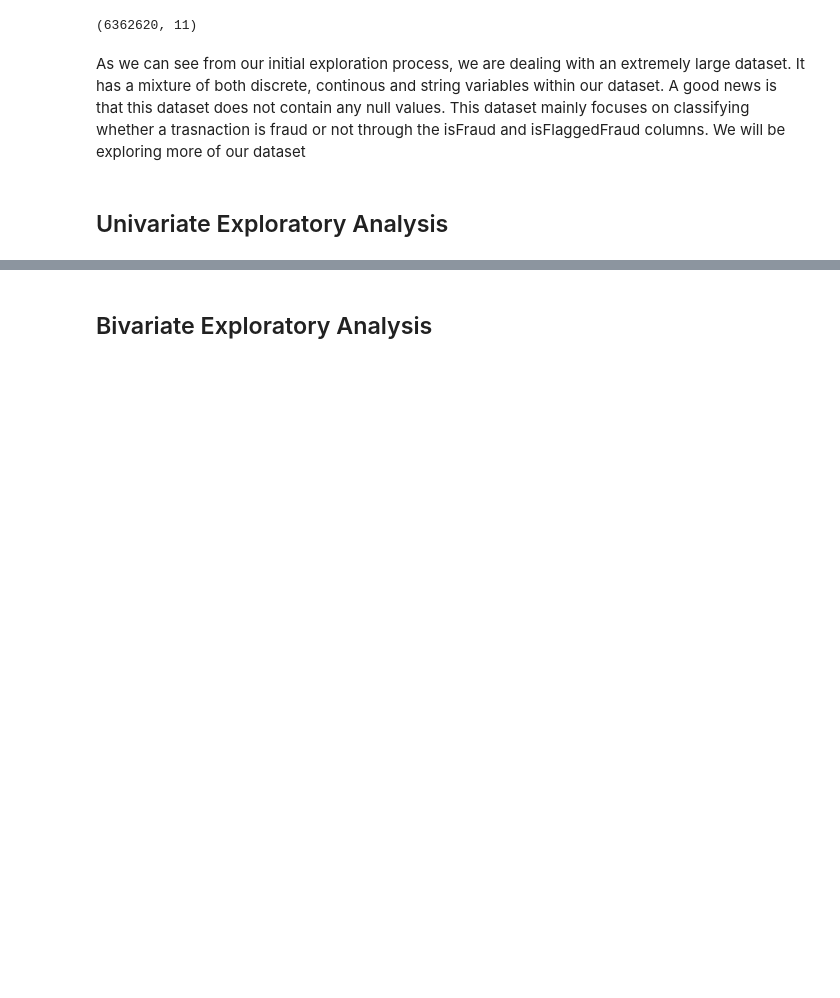
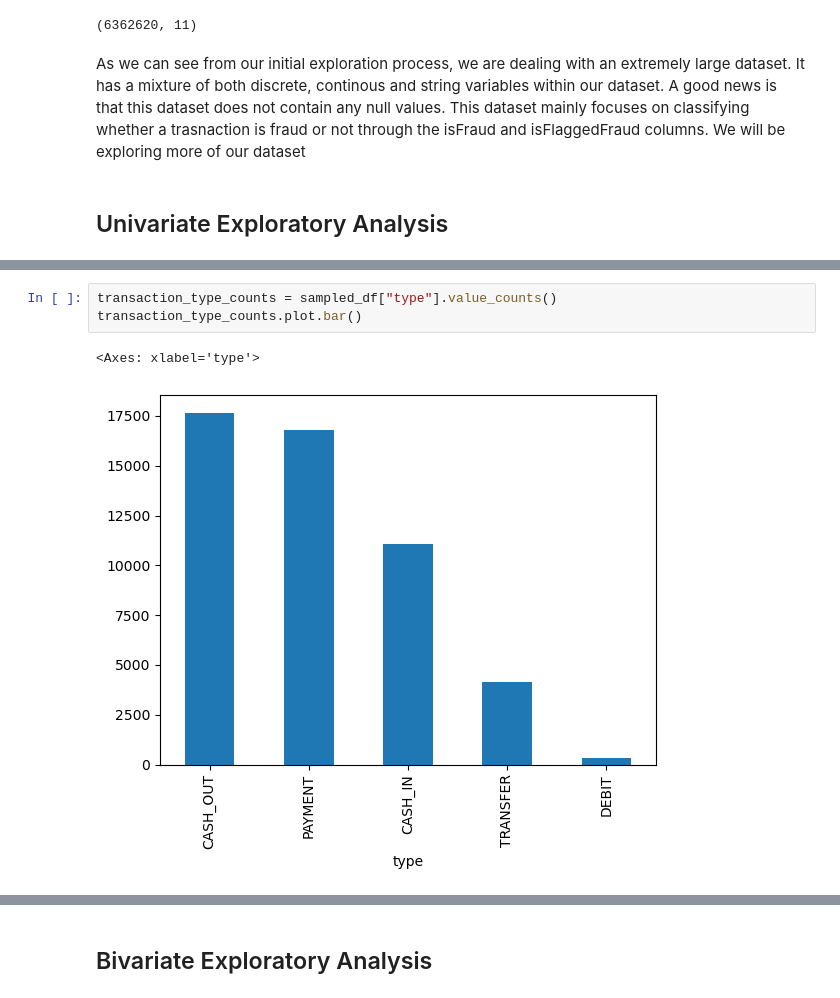
Before and after one commit to JacobTheCoder87/financial-fraud-detection-lab, a Jupyter notebook: code/01 EDA.ipynb, the cells around one changed output, grey strips where cells are left out. Drawn from its saved outputs; the diff is of its cells as text; blank space fills up the shorter version.

```diff
--- a/code/01 EDA.ipynb
+++ b/code/01 EDA.ipynb
@@ -104,0 +120,6 @@ plt.show()
+# %%
+transaction_type_counts = sampled_df["type"].value_counts()
+transaction_type_counts.plot.bar()
+# %% [output]
+<Axes: xlabel='type'>
+[figure, added]
```
Also changed, not shown: parts of 13 cells of this notebook, 5 other files.
